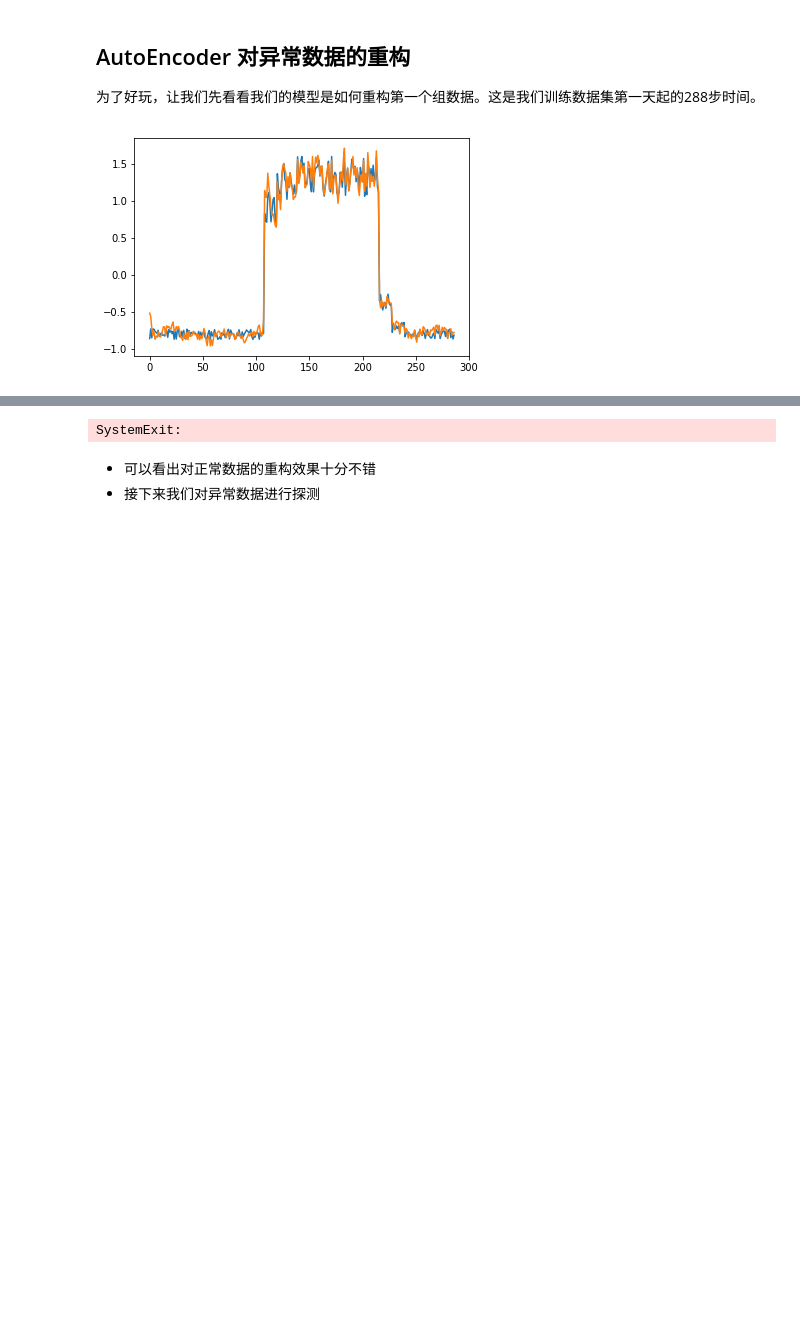
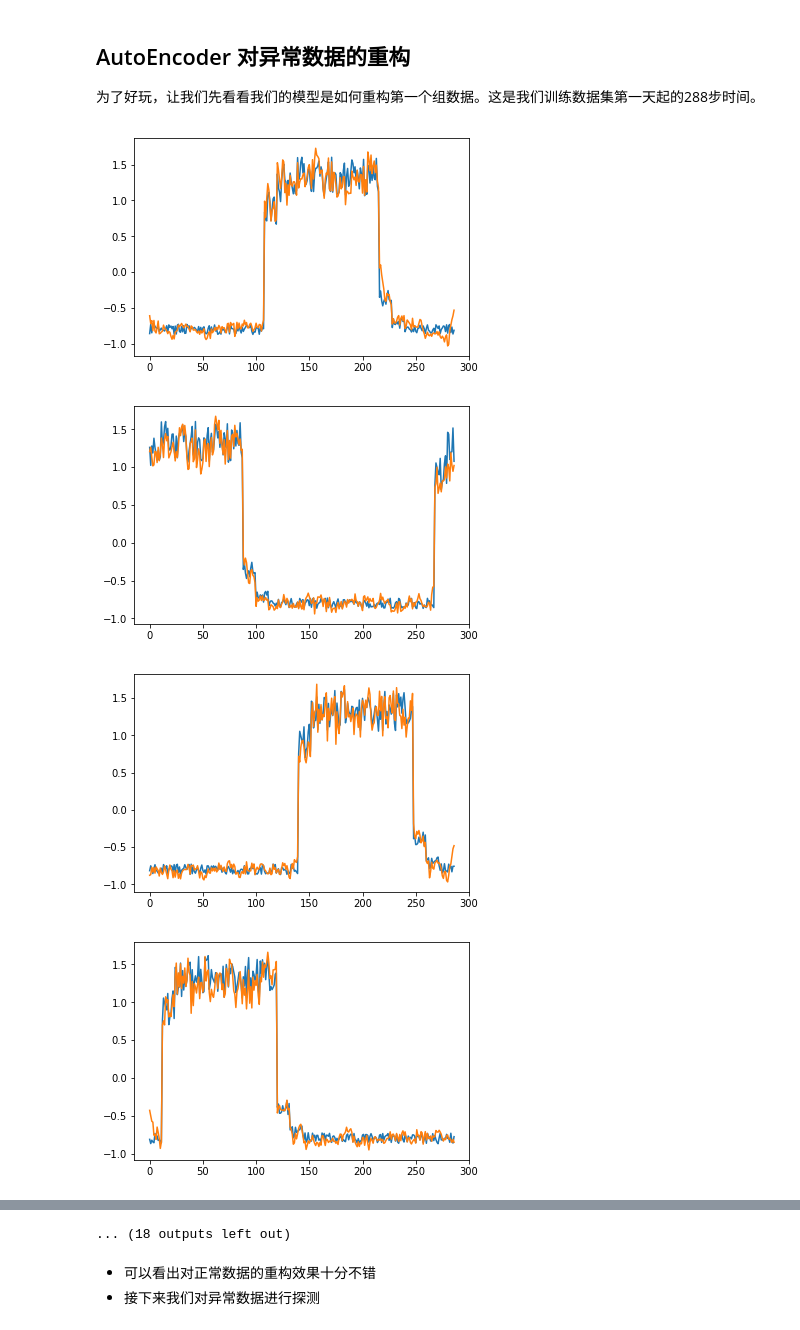
Before and after one commit to PaddlePaddle/book, a Jupyter notebook: paddle2.0_docs/Autoencoder/AutoEncoder.ipynb, the cells around one changed output, grey strips where cells are left out. Saved outputs shown, nothing was run; the diff lists cells and outputs as text; code cells hidden in the pictures; blank space fills up the shorter version.

```diff
--- a/paddle2.0_docs/Autoencoder/AutoEncoder.ipynb
+++ b/paddle2.0_docs/Autoencoder/AutoEncoder.ipynb
@@ -160,10 +157,10 @@ train_dataset = MyDataset(df_training_value.values,TIME_STEPS)
 class AutoEncoder(paddle.nn.Layer):
     def __init__(self):
         super(AutoEncoder, self).__init__()
-        self.conv0 = paddle.nn.Conv1d(in_channels=1,out_channels=32,kernel_size=7,stride=2)
-        self.conv1 = paddle.nn.Conv1d(in_channels=32,out_channels=16,kernel_size=7,stride=2)
-        self.convT0 = paddle.nn.ConvTranspose1d(in_channels=16,out_channels=32,kernel_size=7,stride=2)
-        self.convT1 = paddle.nn.ConvTranspose1d(in_channels=32,out_channels=1,kernel_size=7,stride=2)
+        self.conv0 = paddle.nn.Conv1D(in_channels=1,out_channels=32,kernel_size=7,stride=2)
+        self.conv1 = paddle.nn.Conv1D(in_channels=32,out_channels=16,kernel_size=7,stride=2)
+        self.convT0 = paddle.nn.Conv1DTranspose(in_channels=16,out_channels=32,kernel_size=7,stride=2)
+        self.convT1 = paddle.nn.Conv1DTranspose(in_channels=32,out_channels=1,kernel_size=7,stride=2)
 
     def forward(self, x):
         x = self.conv0(x)
@@ -247,7 +244,7 @@ train()
 # %%
 #计算阀值
 
-param_dict,_ = paddle.load('model.pdparams')   #读取保存的参数
+param_dict = paddle.load('model')   #读取保存的参数
 model = AutoEncoder()
 model.load_dict(param_dict)    #加载参数
 model.eval()   #预测
@@ -287,23 +284,26 @@ print("阀值:", threshold)
 为了好玩，让我们先看看我们的模型是如何重构第一个组数据。这是我们训练数据集第一天起的288步时间。
 # %%
 import sys
-param_dict,_ = paddle.load('model.pdparams')   #读取保存的参数
+param_dict= paddle.load('model')   #读取保存的参数
 model = AutoEncoder()
 model.load_dict(param_dict)    #加载参数
 model.eval()   #预测
 data_reader = paddle.io.DataLoader(train_dataset,
                         places=[paddle.CPUPlace()],
                         batch_size=128,
                         shuffle=False,
                         drop_last=False,
                         num_workers=0)
 for batch_id, data in enumerate(data_reader()):
     x = data[0]
     out = model(x)
     step = np.arange(287)
     plt.plot(step,x[0,0,:-1].numpy())
     plt.plot(step,out[0,0].numpy())
     plt.show()
-    sys.exit()
+    sys.exit
 # %% [output]
-[figure, old version]
+[figure, new version]
+[figure, added]
+[figure, added]
+[figure, added]
@@ -310,4 +318,4 @@ for batch_id, data in enumerate(data_reader()):
-SystemExit:
+... (18 outputs left out)
 # %% [markdown]
 * 可以看出对正常数据的重构效果十分不错
 * 接下来我们对异常数据进行探测
```
Also changed, not shown: parts of 10 cells of this notebook, 4 other files.
